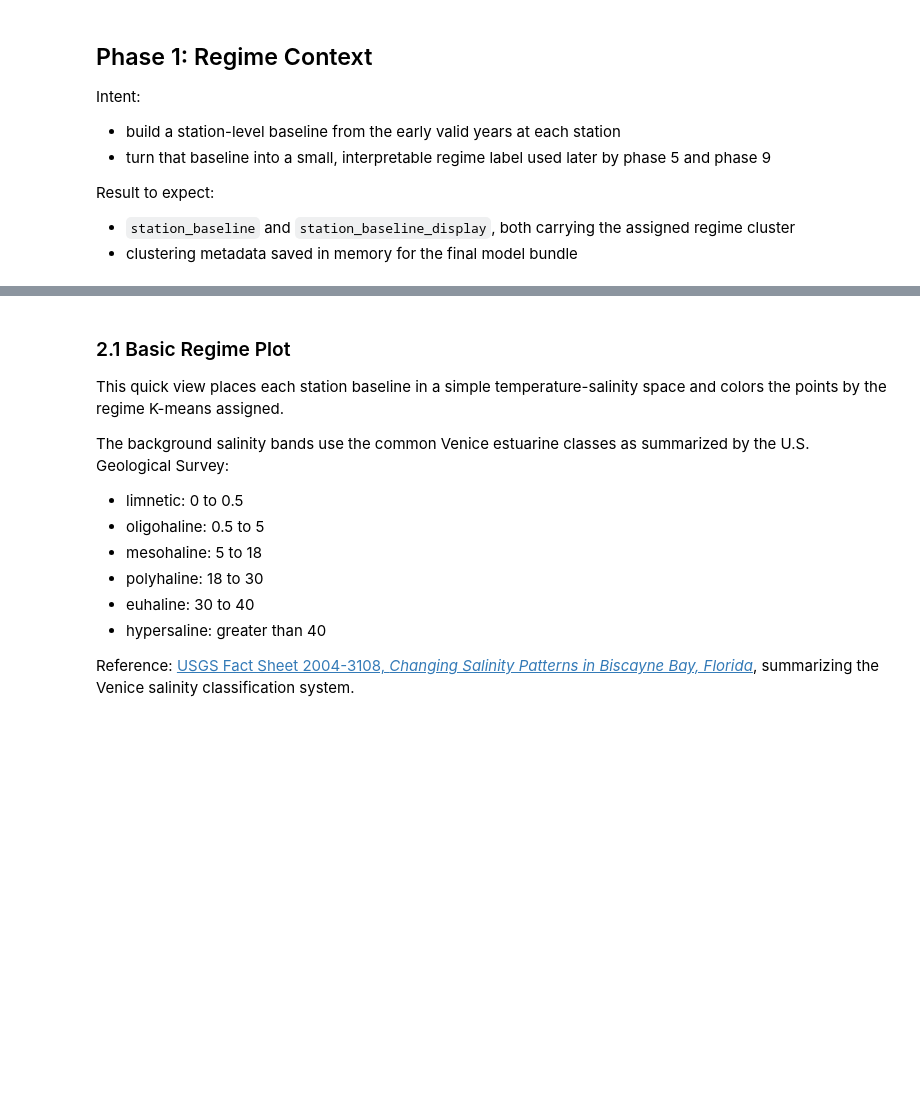
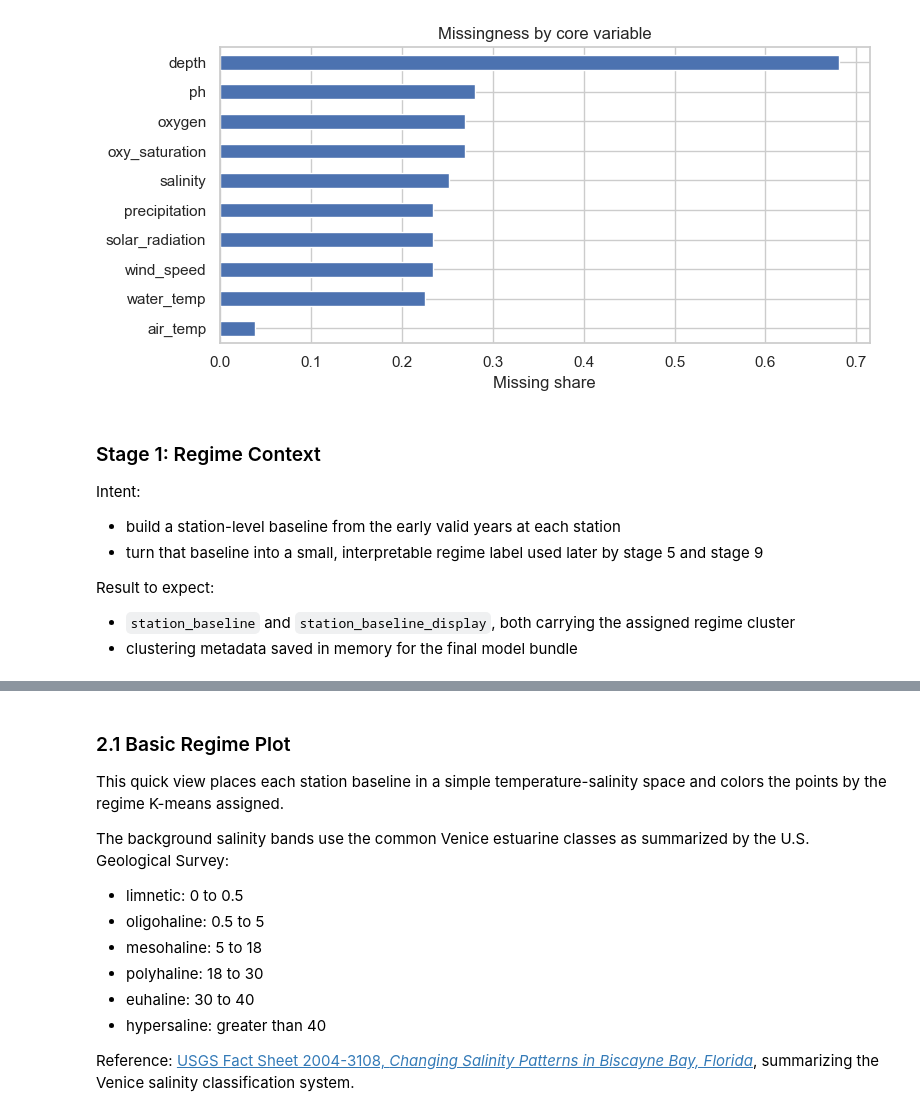
Before and after one commit to jeturcotte/estuaries, a Jupyter notebook: code/t4d.full.project.lite.ipynb, the cells around one changed output, grey strips where cells are left out. Saved outputs shown, nothing was run; the diff lists cells and outputs as text; code cells hidden in the pictures; blank space fills up the shorter version.

```diff
--- a/code/t4d.full.project.lite.ipynb
+++ b/code/t4d.full.project.lite.ipynb
@@ -111,7 +99,7 @@ water.drop( columns = [ 'region', 'station' ], inplace = True ) # redundant
 water[ "datetime" ] = pd.to_datetime( water[ "datetime" ] ) # make sure it's a datetime
 # %%
 # metadata that we can bring in and keep in the main data for now
-station_lookup = pd.read_csv( ref_dir / "nerrs_station_index.csv" )
+station_lookup = pd.read_csv( script_dir / "nerrs_station_index.csv" )
 
 # just the basics
 station_lookup = station_lookup[ [
@@ -135,0 +203,30 @@ water.info( )
+# %%
+core_cols = [
+    col
+    for col in [
+        "water_temp",
+        "salinity",
+        "oxygen",
+        "oxy_saturation",
+        "ph",
+        "depth",
+        "air_temp",
+        "wind_speed",
+        "solar_radiation",
+        "precipitation",
+    ]
+    if col in water.columns
+]
+
+missing_report = (
+    water[ core_cols ]
+    .isna( )
+    .mean( )
+    .sort_values( ascending = False )
+    .rename( "missing_share" )
+    .to_frame( )
+)
+
+duplicate_rows = water.duplicated( subset = [ "region", "station", "datetime" ] ).sum( )
+print( f"duplicate station-time rows: { duplicate_rows:,}" )
+display( missing_report.round( 3 ) )
@@ -136,9 +246,20 @@ water.info( )
+# %%
+if len( missing_report ) > 0:
+    fig, ax = plot.subplots( figsize = ( 8, 4 ) )
+    missing_report.sort_values( "missing_share" ).plot.barh( ax = ax, legend = False )
+    ax.set_title( "Missingness by core variable" )
+    ax.set_xlabel( "Missing share" )
+    ax.set_ylabel( "" )
+    plot.tight_layout( )
+    plot.show( )
+# %% [output]
+[figure, added]
 # %% [markdown]
-## Phase 1: Regime Context
+### Stage 1: Regime Context
 
 Intent:
 - build a station-level baseline from the early valid years at each station
-- turn that baseline into a small, interpretable regime label used later by phase 5 and phase 9
+- turn that baseline into a small, interpretable regime label used later by stage 5 and stage 9
 
 Result to expect:
 - `station_baseline` and `station_baseline_display`, both carrying the assigned regime cluster
```
Also changed, not shown: parts of 206 cells of this notebook.
